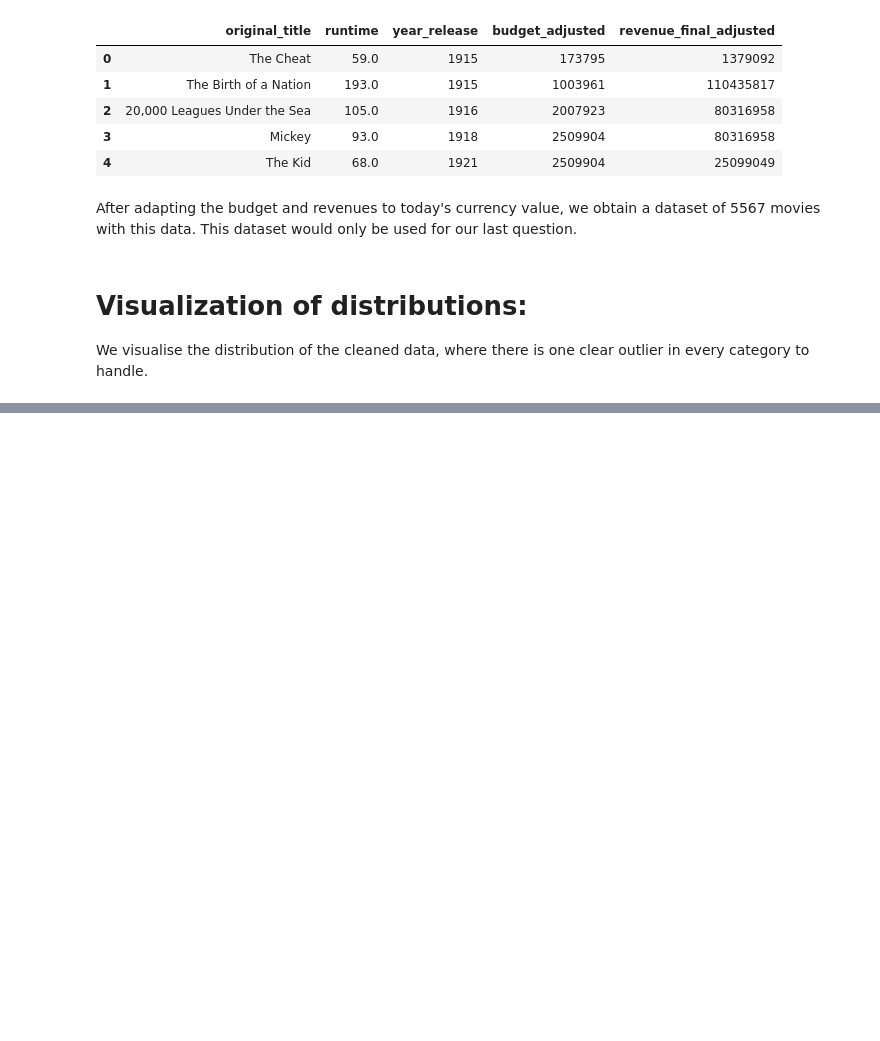
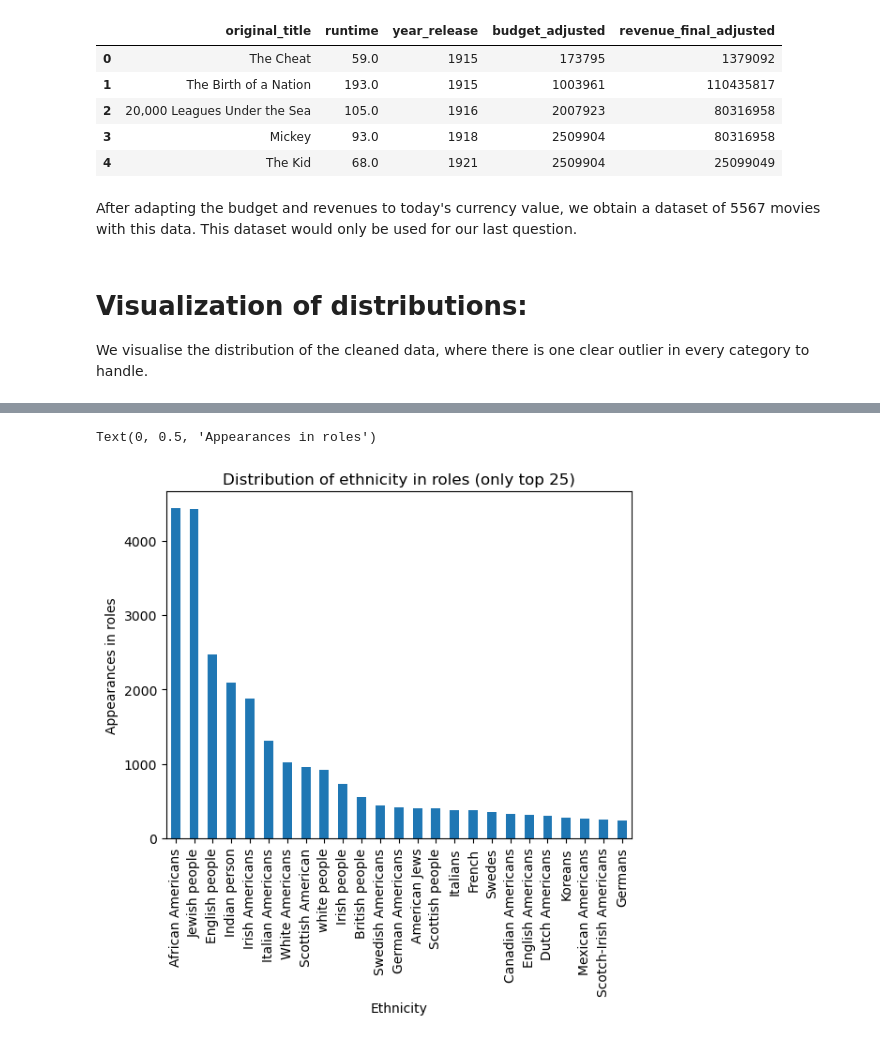
Before and after one commit to epfl-ada/ada-2023-project-shinebrightlikeadamon, a Jupyter notebook: data_preprocessing.ipynb, the cells around one changed output, grey strips where cells are left out. Saved outputs shown, nothing was run; the diff lists cells and outputs as text; code cells hidden in the pictures; blank space fills up the shorter version.

```diff
--- a/data_preprocessing.ipynb
+++ b/data_preprocessing.ipynb
@@ -760,0 +778,10 @@ plt.ylabel('Number of movies')
+# %%
+# plot distribution of ethnicity in roles (characters dataframe) in percentage
+characters['Ethnicity Label'].value_counts()[:25].plot(kind='bar')
+# add titles and labels in axis
+plt.title('Distribution of ethnicity in roles (only top 25)')
+plt.xlabel('Ethnicity')
+plt.ylabel('Appearances in roles')
+# %% [output]
+Text(0, 0.5, 'Appearances in roles')
+[figure, added]
```
Also changed, not shown: parts of 16 cells of this notebook, 1 other file.
